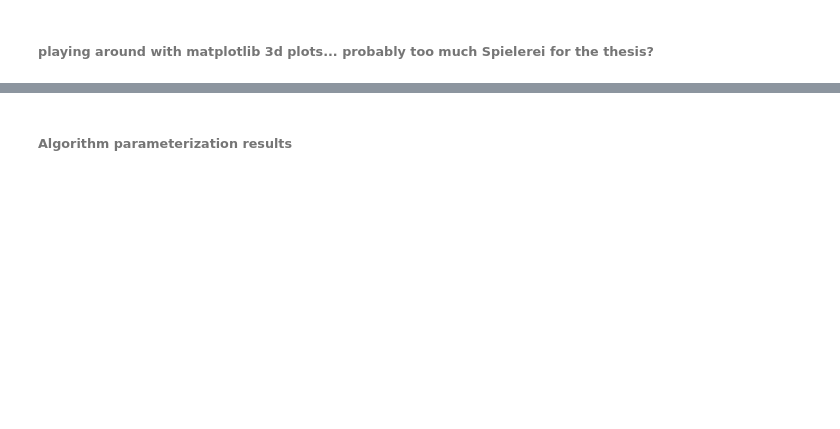
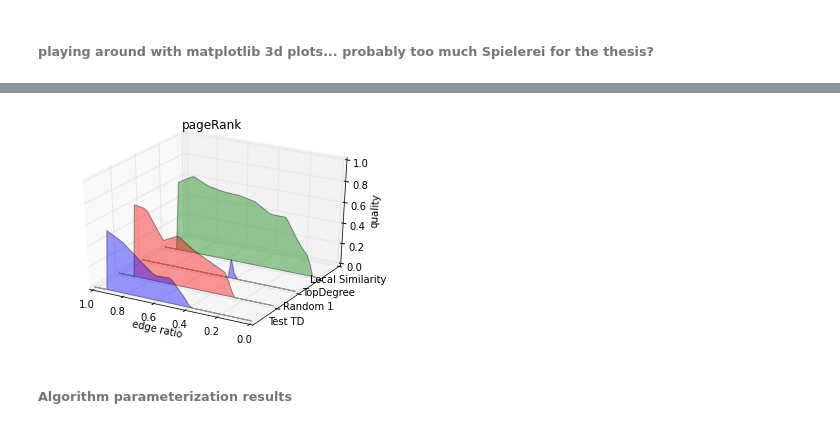
Before and after one commit to kit-parco/networkit-hyperbolic-kd, a Jupyter notebook: Doc/Notebooks/BackboneStatistics.ipynb, the cells around one changed output, grey strips where cells are left out. Drawn from its saved outputs; the diff is of its cells as text; code cells hidden in the pictures; blank space fills up the shorter version.

```diff
--- a/Doc/Notebooks/BackboneStatistics.ipynb
+++ b/Doc/Notebooks/BackboneStatistics.ipynb
@@ -385,3 +397,11 @@ qm_pagerank = lambda graph, algorithm: qualityMeasure_ClosedInterval('centrality
+# %%
+def qualityMeasure_maxDistance(prop, graph, algorithm, maxDistance):
+    originalValue = getPropertyData(prop, graph, 'Original')[1][0]
+    interpolationF, lb, ub = getInterpolation(prop, graph, algorithm) #with lower and upper bound
+    fqm = lambda edgeRatio: (1 - min((abs(originalValue - interpolationF(edgeRatio)) / maxDistance), 1.0)) if (lb <= edgeRatio < ub) else 0
+    return fqm
+# %%
+qm_nmi = lambda graph, algorithm: qualityMeasure_maxDistance('nmi', graph, algorithm, 0.5)
 # %% [markdown]
 ###### Quality measures for properties with natural/real numbers as domain:
 # %% [markdown]
@@ -708,8 +764,12 @@ stats_per_graph('centralityBetweenness', 5, original='hidden', _graphs=_spg_grap
+# %%
+qm_nmi = lambda graph, algorithm: qualityMeasure_maxDistance('nmi', graph, algorithm, 0.5)
 # %%
-_algorithms = ['Simmelian NonParametric', 'Random 1', 'TopDegree', 'Local Similarity', 'Simmelian Multiscale']
+_algorithms = ['Test TD', 'Random 1', 'TopDegree', 'Local Similarity']
 _qmcolors = list(map(lambda a: colors_a[a], _algorithms))
-_qms = [qm_pagerank('Yale4',a) for a in _algorithms]
+_qms = [qm_nmi('Caltech36',a) for a in _algorithms]
 qm3dPlot(_qms, _qmcolors, _algorithms, 'pageRank')
+# %% [output]
+[figure, added]
 # %% [markdown]
 ###### Algorithm parameterization results
 # %%
```
Also changed, not shown: parts of 15 cells of this notebook, 6 other files.
